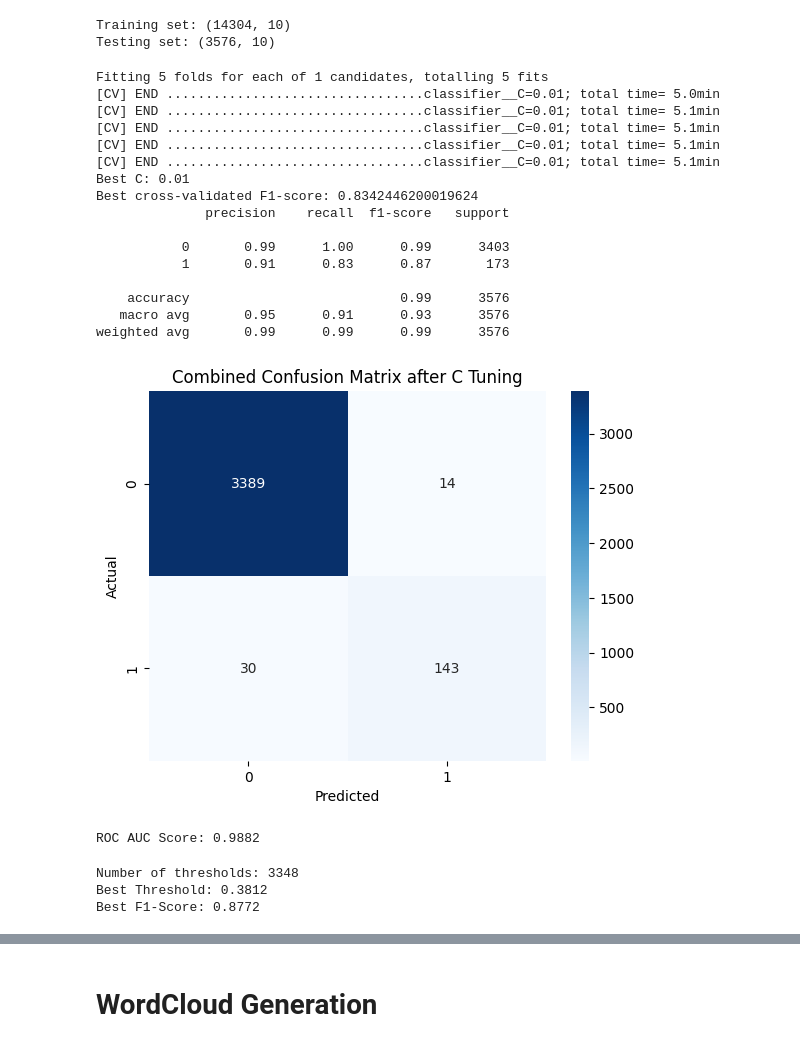
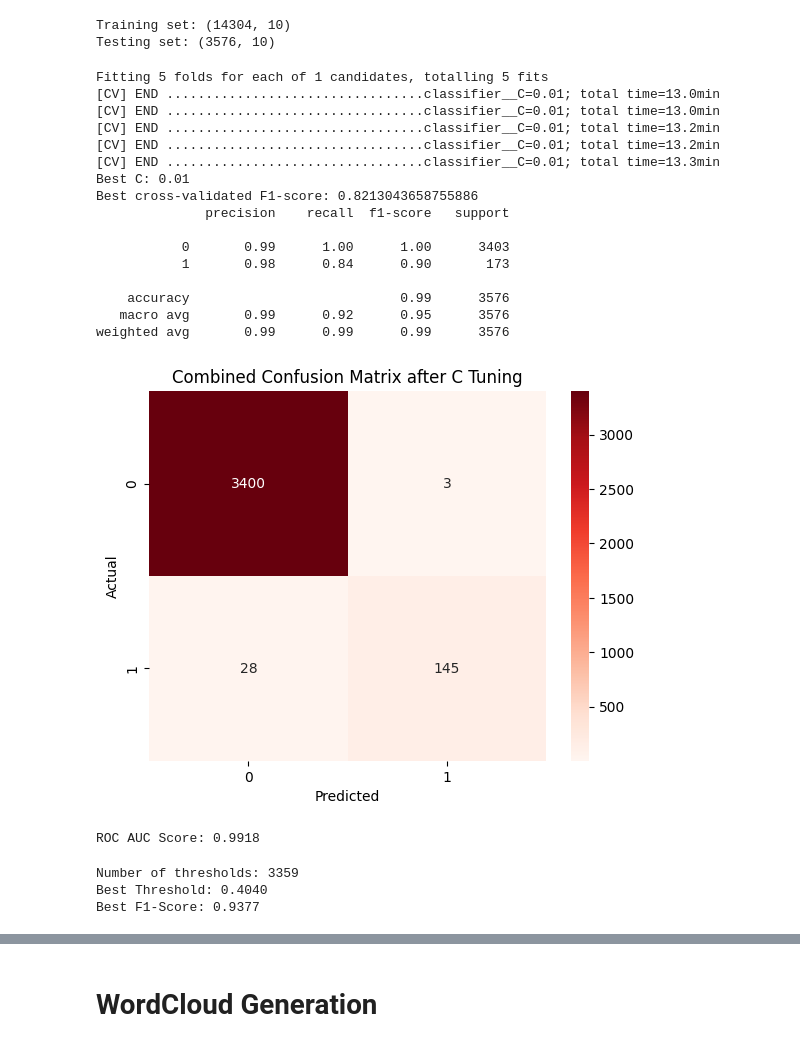
Before and after one commit to willdemelo/Fake_Job_Detector, a Jupyter notebook: SVCs.ipynb, the cells around one changed output, grey strips where cells are left out. Saved outputs shown, nothing was run; the diff lists cells and outputs as text; code cells hidden in the pictures.

```diff
--- a/SVCs.ipynb
+++ b/SVCs.ipynb
@@ -354,7 +358,7 @@ Training set: (14304, 10)
 Testing set: (3576, 10)
 # %%
 # TF-IDF for text
-text_transformer2 = TfidfVectorizer(max_features=10000, ngram_range=(1,2), min_df=5, sublinear_tf=True)
+text_transformer2 = TfidfVectorizer(max_features=50000, ngram_range=(1,2), min_df=5, sublinear_tf=True)
 categorical_transformer2 = OneHotEncoder(handle_unknown='ignore')
 
 # Combine
@@ -395,45 +399,45 @@ print("Best cross-validated F1-score:", grid_search.best_score_)
 best_model_C = grid_search.best_estimator_
 
 y_pred = best_model_C.predict(X_test)
 y_prob = best_model_C.predict_proba(X_test)[:, 1]
 
 print(classification_report(y_test, y_pred))
 
 cm = confusion_matrix(y_test, y_pred)
-sns.heatmap(cm, annot=True, fmt='d', cmap='Blues')
+sns.heatmap(cm, annot=True, fmt='d', cmap='Reds')
 plt.xlabel('Predicted')
 plt.ylabel('Actual')
 plt.title('Combined Confusion Matrix after C Tuning')
 plt.show()
 
 roc_auc = roc_auc_score(y_test, y_prob)
 print(f"ROC AUC Score: {roc_auc:.4f}")
 
 # # Fit
 # svm_pipeline2.fit(X_train, y_train)
 
 # # Predict
 # y_pred = svm_pipeline2.predict(X_test)
 # y_prob = svm_pipeline2.predict_proba(X_test)[:,1]  # Probability scores for AUC
 # %% [output]
 Fitting 5 folds for each of 1 candidates, totalling 5 fits
-[CV] END .................................classifier__C=0.01; total time= 5.0min
-[CV] END .................................classifier__C=0.01; total time= 5.1min
-[CV] END .................................classifier__C=0.01; total time= 5.1min
-[CV] END .................................classifier__C=0.01; total time= 5.1min
-[CV] END .................................classifier__C=0.01; total time= 5.1min
+[CV] END .................................classifier__C=0.01; total time=13.0min
+[CV] END .................................classifier__C=0.01; total time=13.0min
+[CV] END .................................classifier__C=0.01; total time=13.2min
+[CV] END .................................classifier__C=0.01; total time=13.2min
+[CV] END .................................classifier__C=0.01; total time=13.3min
 Best C: 0.01
-Best cross-validated F1-score: 0.8342446200019624
+Best cross-validated F1-score: 0.8213043658755886
               precision    recall  f1-score   support
 
-           0       0.99      1.00      0.99      3403
-           1       0.91      0.83      0.87       173
+           0       0.99      1.00      1.00      3403
+           1       0.98      0.84      0.90       173
 
     accuracy                           0.99      3576
-   macro avg       0.95      0.91      0.93      3576
+   macro avg       0.99      0.92      0.95      3576
 weighted avg       0.99      0.99      0.99      3576
-[figure, old version]
+[figure, new version]
-ROC AUC Score: 0.9882
+ROC AUC Score: 0.9918
 # %%
 # # Classification report
 # print(classification_report(y_test, y_pred))
@@ -465,9 +469,9 @@ best_f1 = f1_scores[best_idx]
 print(f"Best Threshold: {best_threshold:.4f}")
 print(f"Best F1-Score: {best_f1:.4f}")
 # %% [output]
-Number of thresholds: 3348
-Best Threshold: 0.3812
-Best F1-Score: 0.8772
+Number of thresholds: 3359
+Best Threshold: 0.4040
+Best F1-Score: 0.9377
 # %%
 # Apply best threshold
 y_pred_threshold = (y_prob >= best_threshold).astype(int)
```
Also changed, not shown: parts of 11 cells of this notebook.
